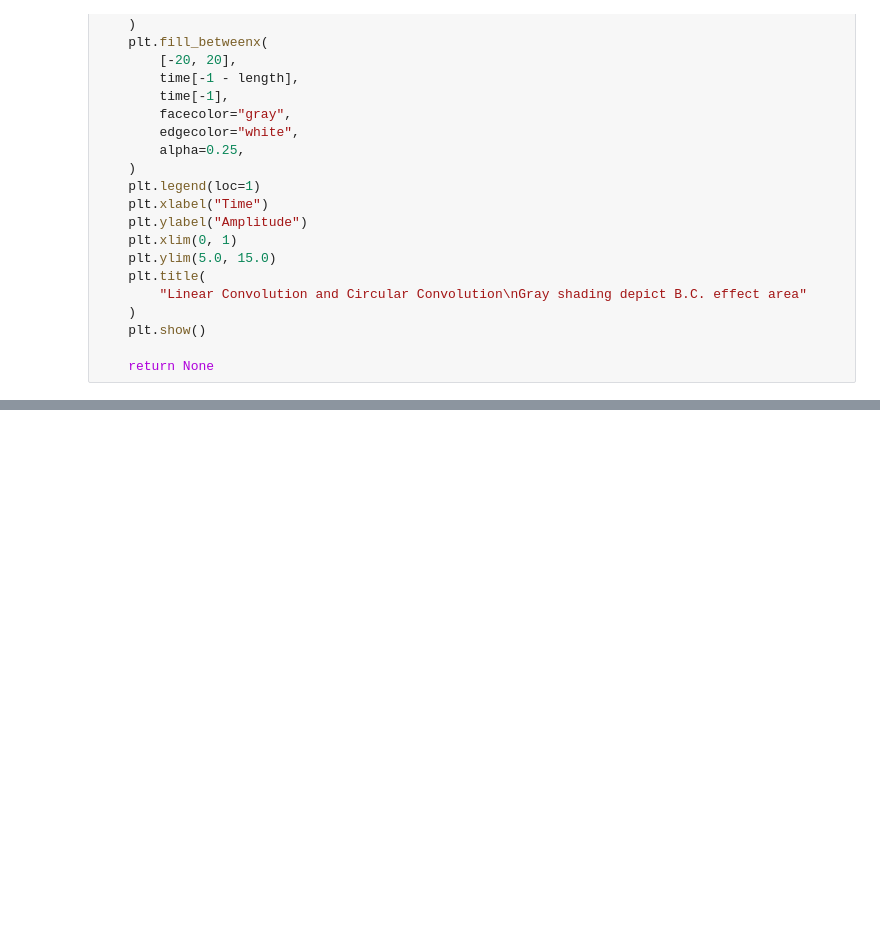
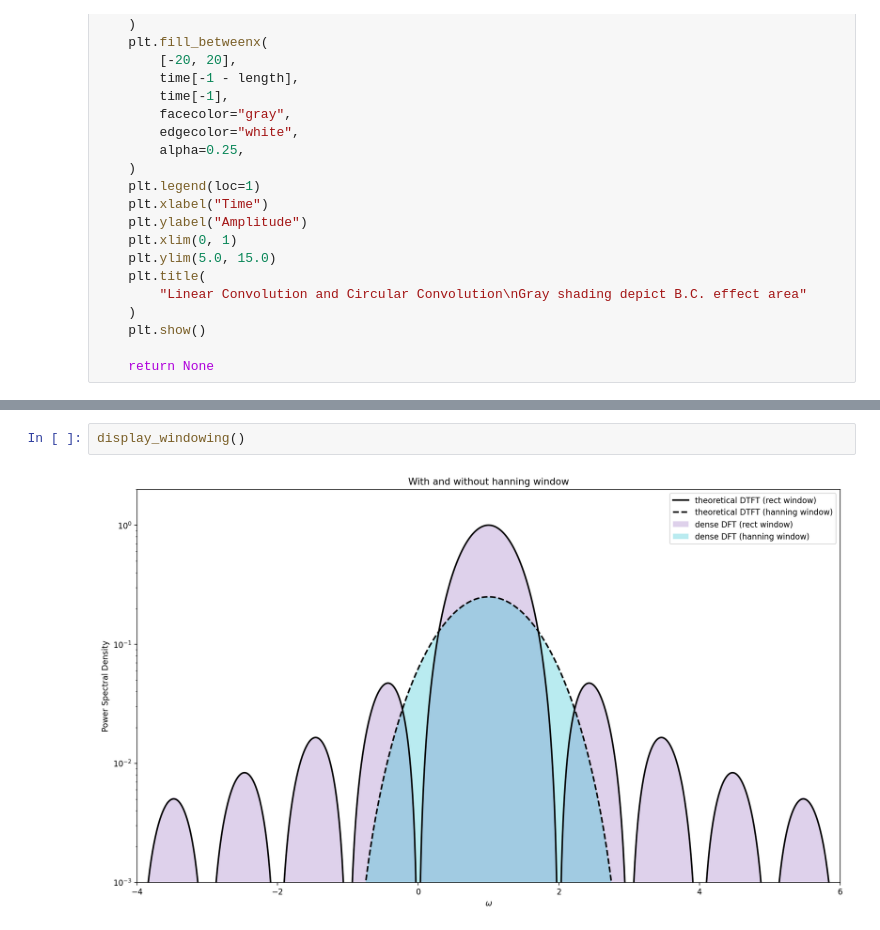
Before and after one commit to PeterLin54088/Miscellaneous, a Jupyter notebook: Example-FourierTransform.ipynb, the cells around one changed output, grey strips where cells are left out. Saved outputs shown, nothing was run; the diff lists cells and outputs as text; blank space fills up the shorter version.

Commit message:
feat: Hanning window explained
Add a new section that explain how hanning window affect
power spectrum in CFT.

```diff
--- a/Example-FourierTransform.ipynb
+++ b/Example-FourierTransform.ipynb
@@ -1594,0 +1730,4 @@ display_convolution(length=8)
+# %%
+display_windowing()
+# %% [output]
+[figure, added]
```
Also changed, not shown: parts of 8 cells of this notebook.
